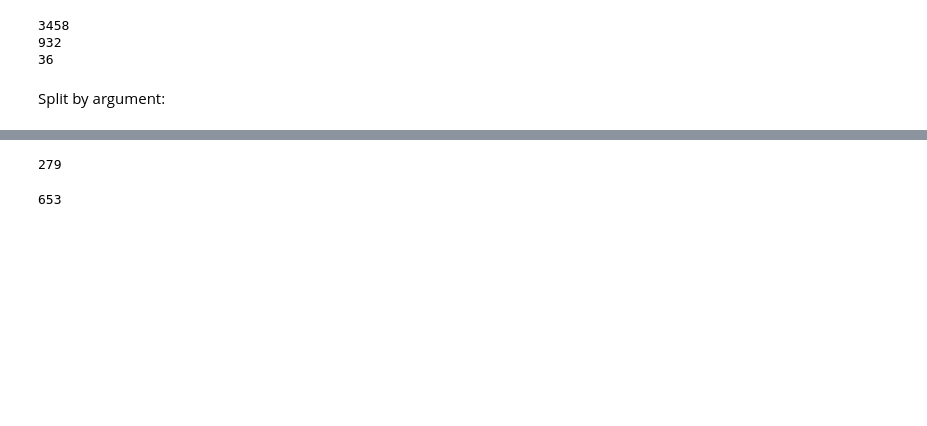
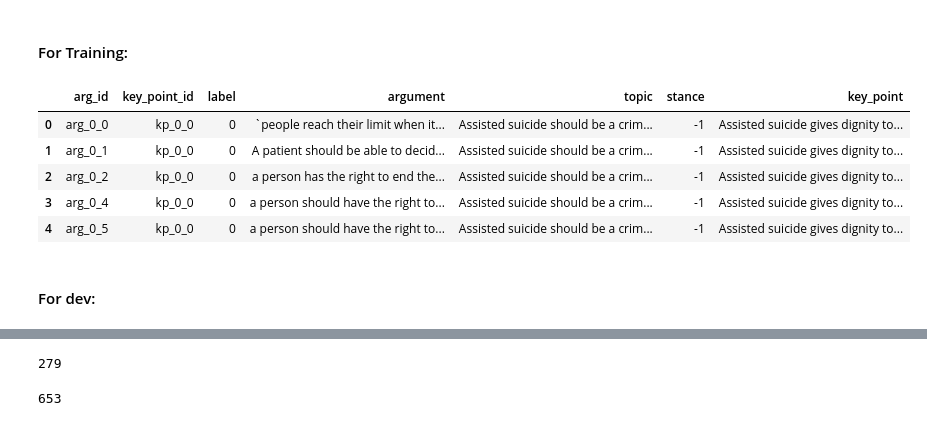
Before and after one commit to webis-de/argmining-21-keypoint-analysis-sharedtask-code, a Jupyter notebook: src-ipynb/data-exploration.ipynb, the cells around one changed output, grey strips where cells are left out. Drawn from its saved outputs; the diff is of its cells as text; code cells hidden in the pictures; blank space fills up the shorter version.

```diff
--- a/src-ipynb/data-exploration.ipynb
+++ b/src-ipynb/data-exploration.ipynb
@@ -7,14 +9,18 @@ from sklearn.model_selection import train_test_split
+# %% [markdown]
+#### For Training:
 # %%
-kp_df     = pd.read_csv('../KPA_2021_shared_task/kpm_data/key_points_dev.csv')
-arg_df    = pd.read_csv('../KPA_2021_shared_task/kpm_data/arguments_dev.csv')
-labels_df = pd.read_csv('../KPA_2021_shared_task/kpm_data/labels_dev.csv')
+kp_df     = pd.read_csv('../KPA_2021_shared_task/kpm_data/key_points_train.csv')
+arg_df    = pd.read_csv('../KPA_2021_shared_task/kpm_data/arguments_train.csv')
+labels_df = pd.read_csv('../KPA_2021_shared_task/kpm_data/labels_train.csv')
-# %%
-print(len(labels_df))
-print(len(arg_df))
-print(len(kp_df))
-# %% [output]
-3458
-932
-36
-# %% [markdown]
-Split by argument:
+# %%
+all_df = labels_df.merge(arg_df, how='inner', left_on='arg_id', right_on='arg_id')
+all_df = all_df.merge(kp_df[['key_point_id', 'key_point']], how='inner', left_on='key_point_id', right_on='key_point_id')
+# %%
+all_df.head()
+# %% [output]
+|  | arg_id | key_point_id | label | argument | topic | stance | key_point |
+| 0 | arg_0_0 | kp_0_0 | 0 | `people reach their limit when it... | Assisted suicide should be a crim... | -1 | Assisted suicide gives dignity to... |
+| 1 | arg_0_1 | kp_0_0 | 0 | A patient should be able to decid... | Assisted suicide should be a crim... | -1 | Assisted suicide gives dignity to... |
+| 2 | arg_0_2 | kp_0_0 | 0 | a person has the right to end the... | Assisted suicide should be a crim... | -1 | Assisted suicide gives dignity to... |
+| 3 | arg_0_4 | kp_0_0 | 0 | a person should have the right to... | Assisted suicide should be a crim... | -1 | Assisted suicide gives dignity to... |
+| 4 | arg_0_5 | kp_0_0 | 0 | a person should have the right to... | Assisted suicide should be a crim... | -1 | Assisted suicide gives dignity to... |
@@ -20,0 +29,2 @@ Split by argument:
+# %% [markdown]
+#### For dev:
```
Also changed, not shown: parts of 14 cells of this notebook, 8 other files.
